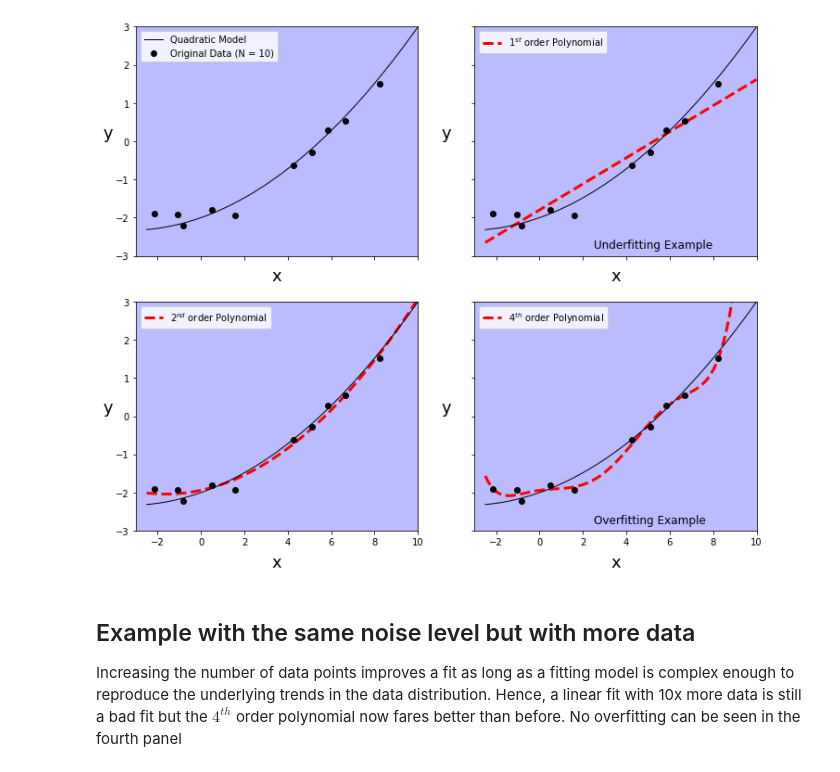
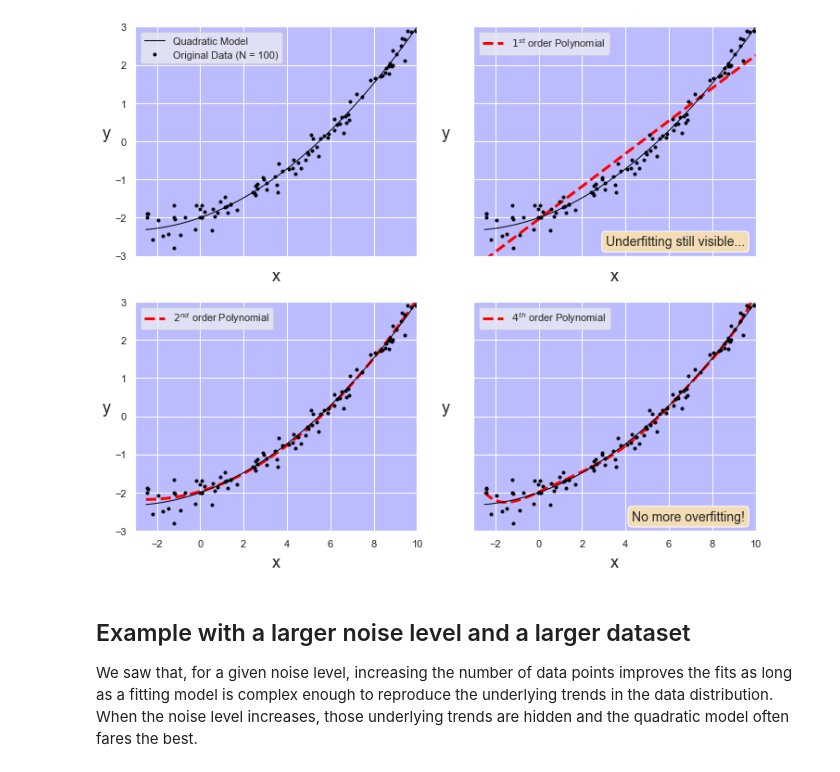
Before and after one commit to AstroPierre/Figures_cours_Christian_ML, a Jupyter notebook: iam-sem01-supervise/genere_regression_examples_with_polynomial_of various_orders.ipynb, the cells around one changed output. Drawn from its saved outputs; the diff is of its cells as text; code cells hidden in the pictures.

```diff
--- a/iam-sem01-supervise/genere_regression_examples_with_polynomial_of various_orders.ipynb
+++ b/iam-sem01-supervise/genere_regression_examples_with_polynomial_of various_orders.ipynb
@@ -10,4 +12,9 @@ A noisy (x,y) dataset is generated based on a quadratic model. The dataset is th
 # %%
+print(__doc__)
+
+# Author: Pierre Gravel <pierre.gravel@iid.ulaval.ca>
+# License: BSD
+
 %matplotlib inline
 import numpy as np
 import matplotlib.pyplot as plt
@@ -20,3 +27,8 @@ from sklearn.metrics import mean_squared_error, mean_absolute_error, r2_score
 from sklearn.gaussian_process.kernels import RBF, WhiteKernel, ConstantKernel
 from sklearn.gaussian_process import GaussianProcessRegressor
 from sklearn.neural_network import MLPRegressor
+import seaborn as sns
+sns.set(color_codes=True)
+
+# Used for reproductibility of the results
+np.random.seed(43)
@@ -57,7 +151,7 @@ fig, ((ax1, ax2), (ax3, ax4)) = plt.subplots(2,2,sharex=True,sharey=True,figsize
 
 yy0 = np.polyval(coeffs,xx)
 ax1.plot(xx, yy0, color='black', linewidth=1)
-ax1.plot(x, y, 'o', color='black')
+ax1.plot(x, y, 'o', color='black', markersize=3)
 ax1.set_ylabel('y',rotation=0,fontsize=18)
 ax1.set_xlabel('x',fontsize=18)
 ax1.yaxis.set_label_coords(-0.1,0.5)
@@ -73,45 +167,47 @@ c = np.polyfit(x, y, 1)
 yy = np.polyval(c,xx)
 ax2.plot(xx, yy, linestyle='--', color='red', linewidth=3)
 ax2.plot(xx, yy0, color='black', linewidth=1)
-ax2.plot(x, y, 'o', color='black')
+ax2.plot(x, y, 'o', color='black', markersize=3)
 ax2.set_ylabel('y',rotation=0,fontsize=18)
 ax2.set_xlabel('x',fontsize=18)
 ax2.yaxis.set_label_coords(-0.1,0.5)
 ax2.xaxis.set_label_coords(0.5, -0.05)
 ax2.legend([r"$1^{st}$ order Polynomial"], loc='upper left')
-ax2.text(2.5, -2.8, "Underfitting Example", fontsize=12)
+ax2.text(9.5, -2.8, 'Underfitting still visible...', fontsize=14, horizontalalignment='right', verticalalignment='bottom', bbox=props)
 ax2.set_facecolor('#BBBBFF')
 
 c = np.polyfit(x, y, 2)
 yy = np.polyval(c,xx)
 ax3.plot(xx, yy, linestyle='--', color='red', linewidth=3)
 ax3.plot(xx, yy0, color='black', linewidth=1)
-ax3.plot(x, y, 'o', color='black')
+ax3.plot(x, y, 'o', color='black', markersize=3)
 ax3.set_ylabel('y',rotation=0,fontsize=18)
 ax3.set_xlabel('x',fontsize=18)
 ax3.yaxis.set_label_coords(-0.1,0.5)
 ax3.xaxis.set_label_coords(0.5, -0.1)
 ax3.legend([r"$2^{nd}$ order Polynomial"], loc='upper left')
 ax3.set_facecolor('#BBBBFF')
 
 c = np.polyfit(x, y, 6)
 yy = np.polyval(c,xx)
 ax4.plot(xx, yy, linestyle='--', color='red', linewidth=3)
 ax4.plot(xx, yy0, color='black', linewidth=1)
-ax4.plot(x, y, 'o', color='black')
+ax4.plot(x, y, 'o', color='black', markersize=3)
 ax4.set_ylabel('y',rotation=0,fontsize=18)
 ax4.set_xlabel('x',fontsize=18)
 ax4.yaxis.set_label_coords(-0.1,0.5)
 ax4.xaxis.set_label_coords(0.5, -0.1)
 ax4.legend([r"$4^{th}$ order Polynomial"], loc='upper left')
-ax4.text(2.5, -2.8, "Overfitting Example", fontsize=12)
+ax4.text(9.5, -2.8, 'No more overfitting!', fontsize=14, horizontalalignment='right', verticalalignment='bottom', bbox=props)
+
 ax4.set_facecolor('#BBBBFF')
-plt.savefig('Polynomial_fits_with_small_N_and_small_sigma', format='png')
+plt.savefig('Polynomial_fits_with_large_N_and_small_sigma.pdf')
+plt.savefig('Polynomial_fits_with_large_N_and_small_sigma.png')
 # %% [output]
-[figure, old version]
+[figure, new version]
 # %% [markdown]
-## Example with the same noise level but with more data
+## Example with a larger noise level and a larger dataset
 
-Increasing the number of data points improves a fit as long as a fitting model is complex enough
-to reproduce the underlying trends in the data distribution. Hence, a linear fit with 10x more data
-is still a bad fit but the $4^{th}$ order polynomial now fares better than before. No overfitting can be seen in the fourth panel
+We saw that, for a given noise level, increasing the number of data points improves the fits as long as a fitting model
+is complex enough to reproduce the underlying trends in the data distribution. When the noise level increases, those
+underlying trends are hidden and the quadratic model often fares the best.
```
Also changed, not shown: parts of 13 cells of this notebook, 1 other file.
